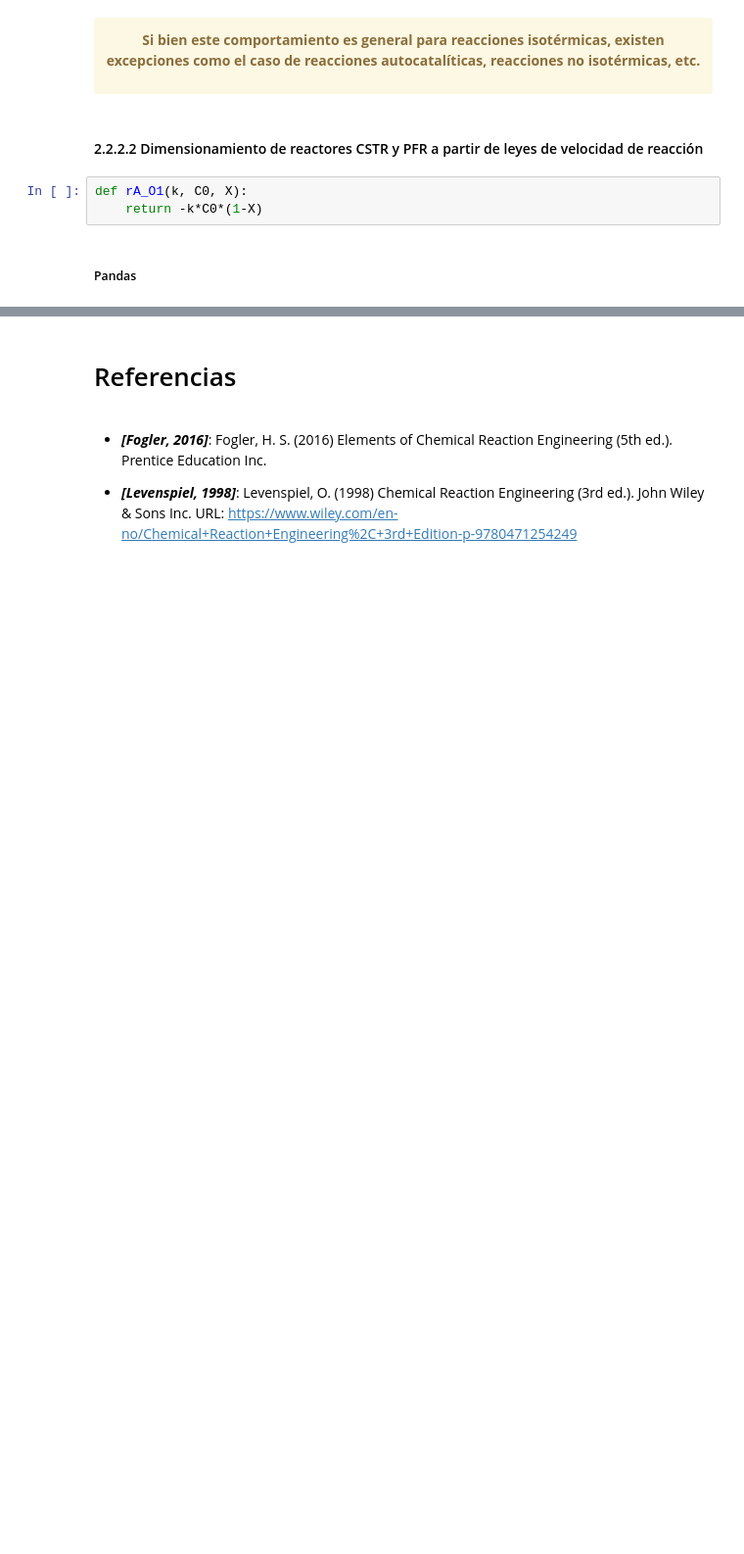
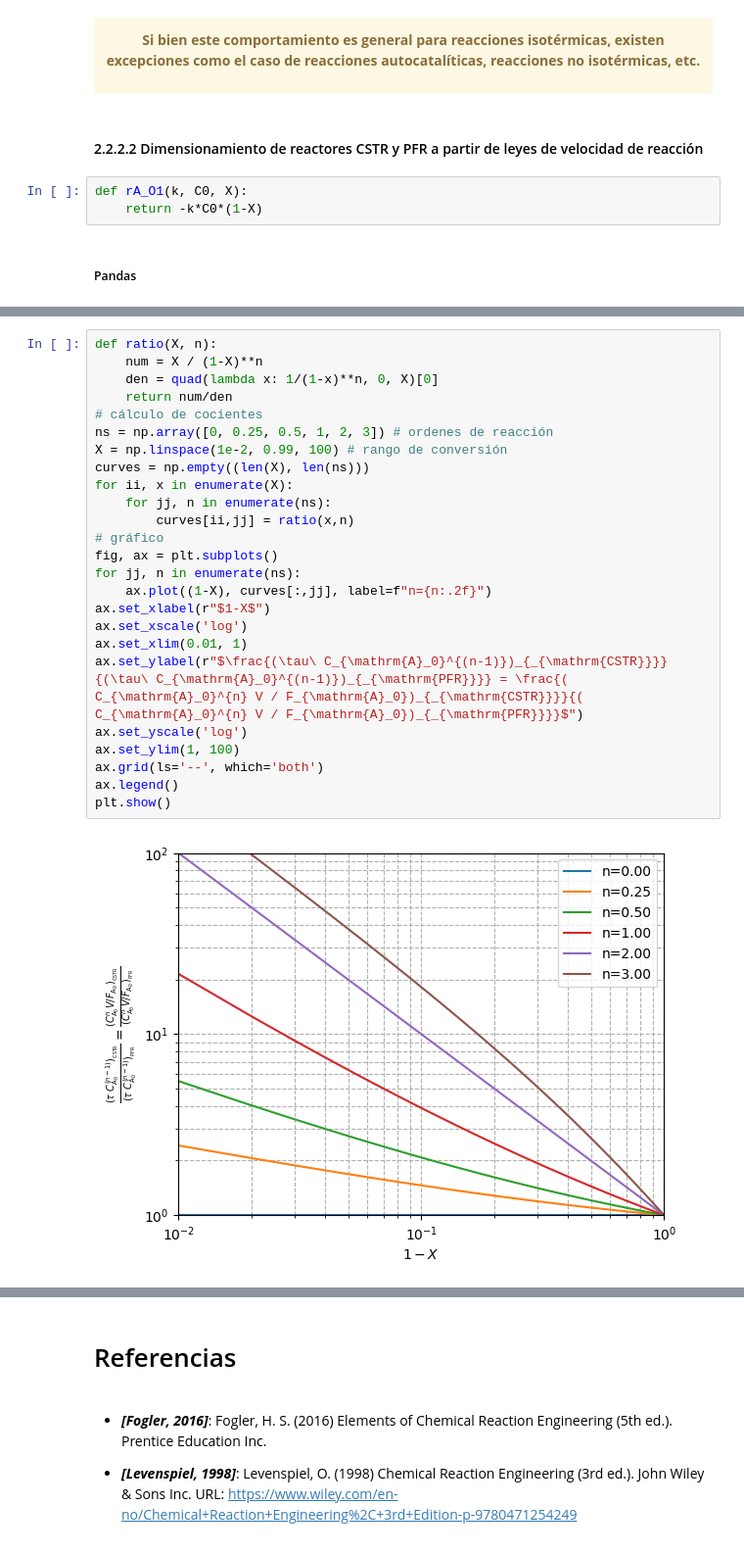
Before and after one commit to eicastroc/Kin_Cinvestav_IngMetalurgica, a Jupyter notebook: 03_Reactores/02_dimensionamiento.ipynb, the cells around one changed output, grey strips where cells are left out. Shown at 98% size. Cells and saved outputs as stored; diff of their text form; blank space fills up the shorter version.

```diff
--- a/03_Reactores/02_dimensionamiento.ipynb
+++ b/03_Reactores/02_dimensionamiento.ipynb
@@ -429,0 +451,27 @@ numpy.ndarray
+# %%
+def ratio(X, n):
+    num = X / (1-X)**n
+    den = quad(lambda x: 1/(1-x)**n, 0, X)[0]
+    return num/den
+# cálculo de cocientes
+ns = np.array([0, 0.25, 0.5, 1, 2, 3]) # ordenes de reacción
+X = np.linspace(1e-2, 0.99, 100) # rango de conversión
+curves = np.empty((len(X), len(ns)))
+for ii, x in enumerate(X):
+    for jj, n in enumerate(ns):
+        curves[ii,jj] = ratio(x,n)
+# gráfico
+fig, ax = plt.subplots()
+for jj, n in enumerate(ns):
+    ax.plot((1-X), curves[:,jj], label=f"n={n:.2f}")
+ax.set_xlabel(r"$1-X$")
+ax.set_xscale('log')
+ax.set_xlim(0.01, 1)
+ax.set_ylabel(r"$\frac{(\tau\ C_{\mathrm{A}_0}^{(n-1)})_{_{\mathrm{CSTR}}}}{(\tau\ C_{\mathrm{A}_0}^{(n-1)})_{_{\mathrm{PFR}}}} = \frac{( C_{\mathrm{A}_0}^{n} V / F_{\mathrm{A}_0})_{_{\mathrm{CSTR}}}}{( C_{\mathrm{A}_0}^{n} V / F_{\mathrm{A}_0})_{_{\mathrm{PFR}}}}$")
+ax.set_yscale('log')
+ax.set_ylim(1, 100)
+ax.grid(ls='--', which='both')
+ax.legend()
+plt.show()
+# %% [output]
+[figure, added]
```
Also changed, not shown: parts of 18 cells of this notebook.
